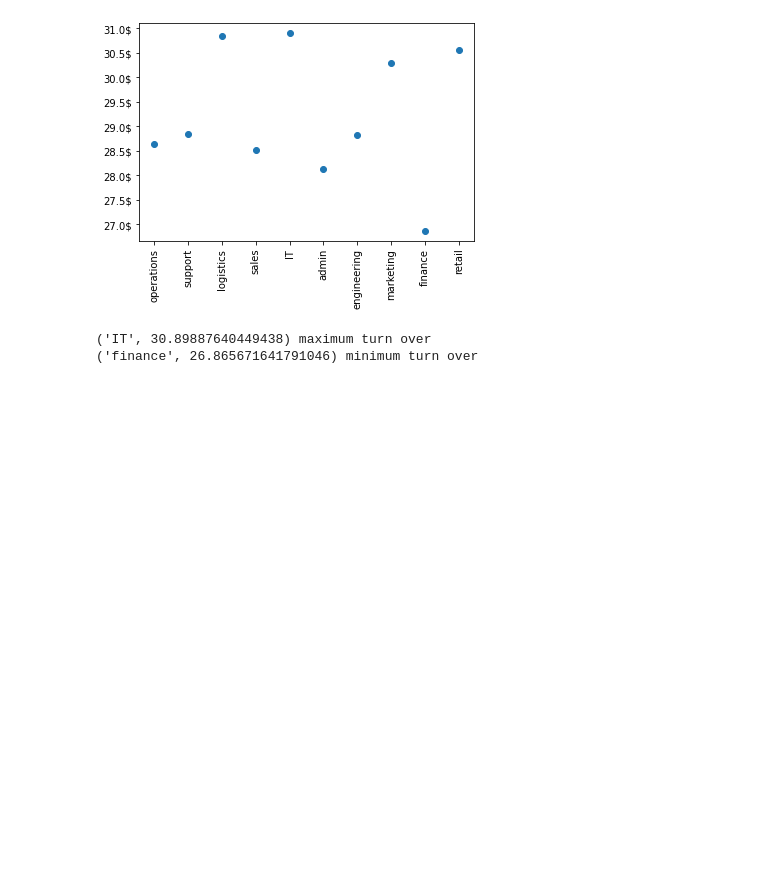
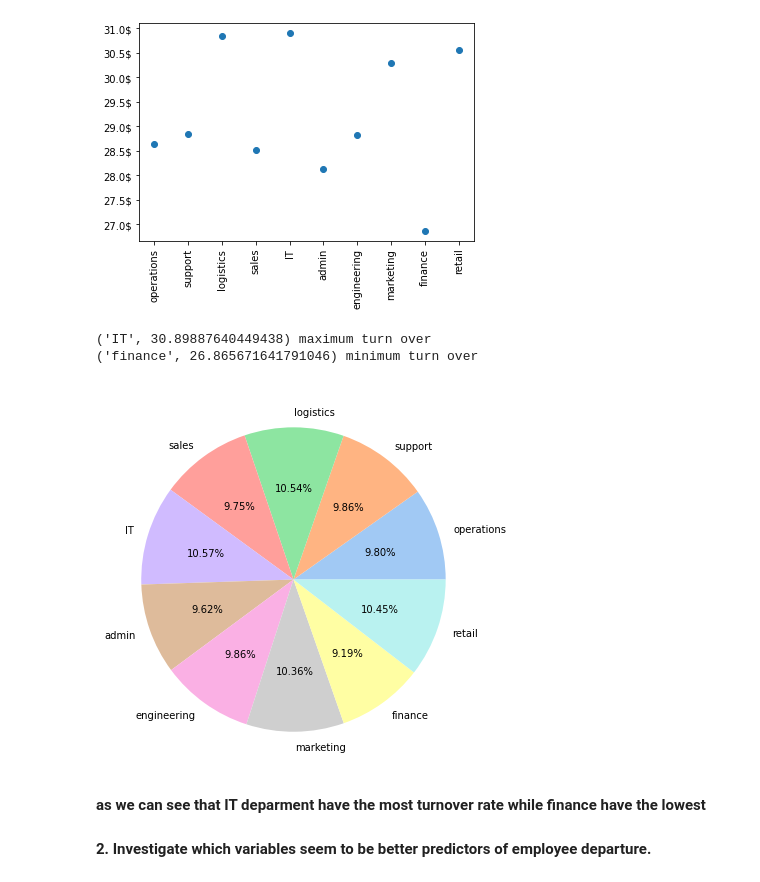
Before and after one commit to wahyunh10/Employee-Turnover-Project, a Jupyter notebook: employe_turnover_project.ipynb, the cells around one changed output. Saved outputs shown, nothing was run; the diff lists cells and outputs as text; code cells hidden in the pictures; blank space fills up the shorter version.

```diff
--- a/employe_turnover_project.ipynb
+++ b/employe_turnover_project.ipynb
@@ -153,3 +153,14 @@ print(f"{lowest_turnover} minimum turn over")
 [figure]
 ('IT', 30.89887640449438) maximum turn over
 ('finance', 26.865671641791046) minimum turn over
+# %%
+colors = sns.color_palette('pastel')[0:10]
+plt.figure(figsize=(10,7))
+plt.pie(turnover_department.values(),labels=turnover_department.keys(),colors=colors,autopct='%0.2f%%')
+plt.show()
+# %% [output]
+[figure, added]
+# %% [markdown]
+**as we can see that IT deparment have the most turnover rate while finance have the lowest**
+# %% [markdown]
+**2. Investigate which variables seem to be better predictors of employee departure.**
```
Also changed, not shown: parts of 16 cells of this notebook.
